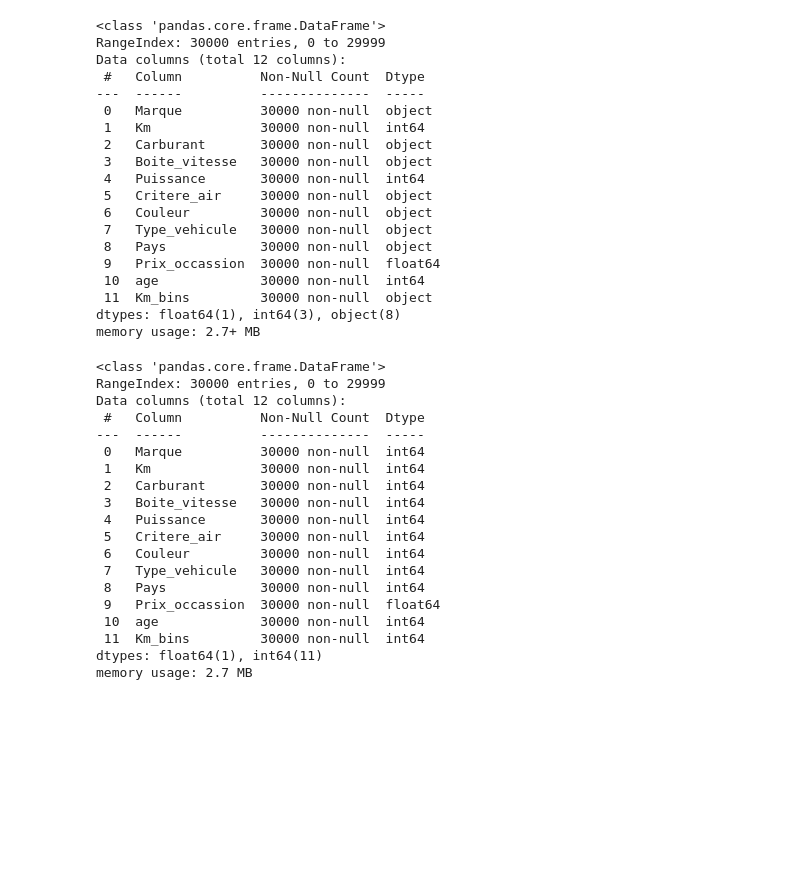
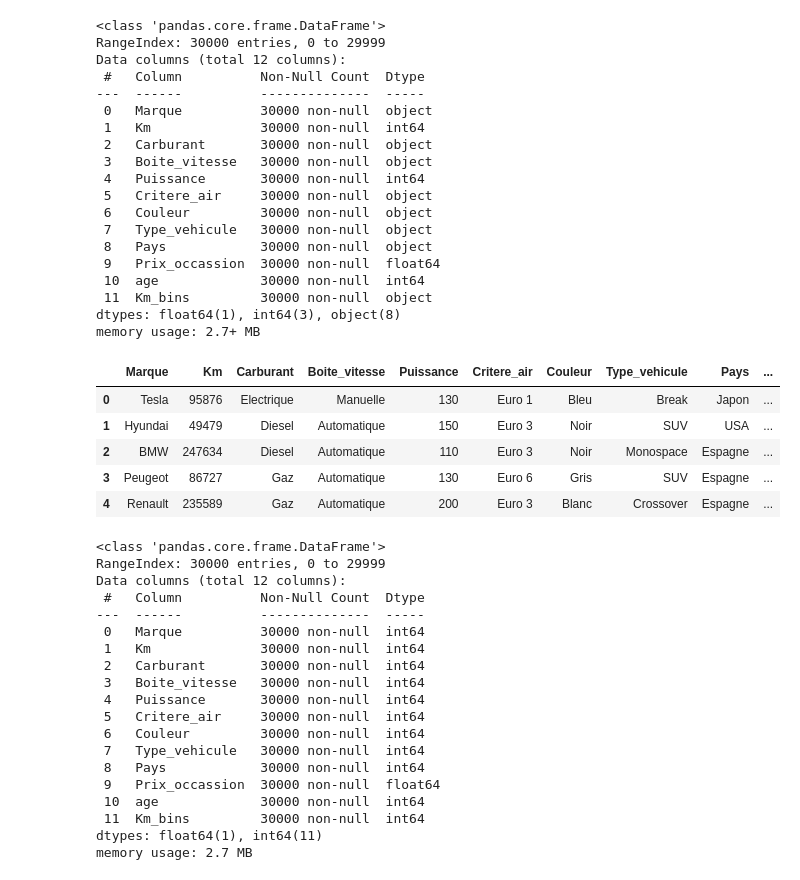
Before and after one commit to Florian-DAUVERGNE/NeuraPrice, a Jupyter notebook: Backend/notebooks/cars/CarSalesEU.ipynb, the cells around one changed output. Cells and saved outputs as stored; diff of their text form; code cells hidden in the pictures; blank space fills up the shorter version.

```diff
--- a/Backend/notebooks/cars/CarSalesEU.ipynb
+++ b/Backend/notebooks/cars/CarSalesEU.ipynb
@@ -163,2 +161,11 @@ le = LabelEncoder()
 # %%
 df = dataset
+# %%
+df.head()
+# %% [output]
+|  | Marque | Km | Carburant | Boite_vitesse | Puissance | Critere_air | Couleur | Type_vehicule | Pays | ... |
+| 0 | Tesla | 95876 | Electrique | Manuelle | 130 | Euro 1 | Bleu | Break | Japon | ... |
+| 1 | Hyundai | 49479 | Diesel | Automatique | 150 | Euro 3 | Noir | SUV | USA | ... |
+| 2 | BMW | 247634 | Diesel | Automatique | 110 | Euro 3 | Noir | Monospace | Espagne | ... |
+| 3 | Peugeot | 86727 | Gaz | Automatique | 130 | Euro 6 | Gris | SUV | Espagne | ... |
+| 4 | Renault | 235589 | Gaz | Automatique | 200 | Euro 3 | Blanc | Crossover | Espagne | ... |
```
Also changed, not shown: parts of 8 cells of this notebook, 1 other file.
